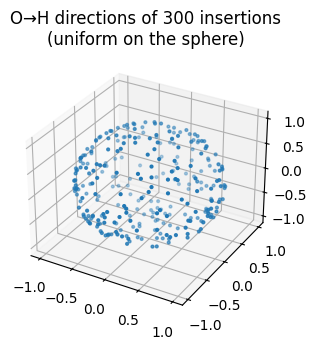
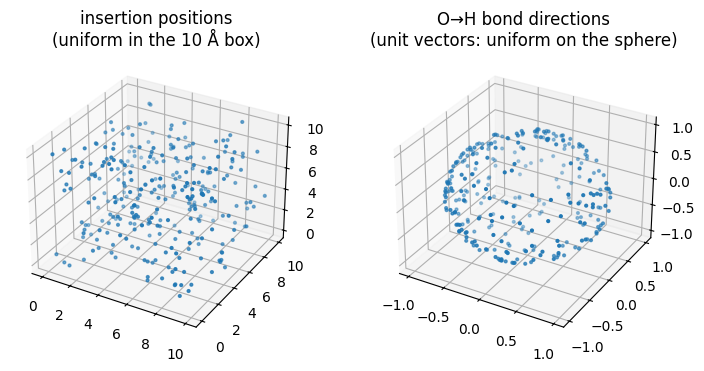
The notebook cell's code change between the first figure and the second:
--- before
+++ after
@@ -1,12 +1,18 @@
-vecs = []
+coms, vecs = [], []
 for _ in range(300):
     b = Atoms(cell=[10, 10, 10], pbc=True)
-    MoleculeInsertionMove(Cell(b), water, 'H2O', seed=None or np.random.randint(1e6)).do_trial_move(b)
-    v = b.positions[1] - b.positions[0]
-    vecs.append(v / np.linalg.norm(v))
-vecs = np.array(vecs)
-fig = plt.figure(figsize=(3.5, 3.5))
-ax = fig.add_subplot(projection='3d')
-ax.scatter(*vecs.T, s=4)
-ax.set_title('O→H directions of 300 insertions\n(uniform on the sphere)')
-plt.show()
+    MoleculeInsertionMove(Cell(b), water, 'H2O',
+                          seed=np.random.randint(1e6)).do_trial_move(b)
+    coms.append(b.positions[0])                      # insertion position (O atom)
+    v = b.positions[1] - b.positions[0]              # O->H bond vector
+    vecs.append(v / np.linalg.norm(v))               # direction only (unit length)
+coms, vecs = np.array(coms), np.array(vecs)
+
+fig = plt.figure(figsize=(7.5, 3.6))
+ax1 = fig.add_subplot(121, projection='3d')
+ax1.scatter(*coms.T, s=4)
+ax1.set_title('insertion positions\n(uniform in the 10 Å box)')
+ax2 = fig.add_subplot(122, projection='3d')
+ax2.scatter(*vecs.T, s=4)
+ax2.set_title('O→H bond directions\n(unit vectors: uniform on the sphere)')
+plt.tight_layout(); plt.show()

Commit: Show insertion positions next to orientations in the molecular notebook